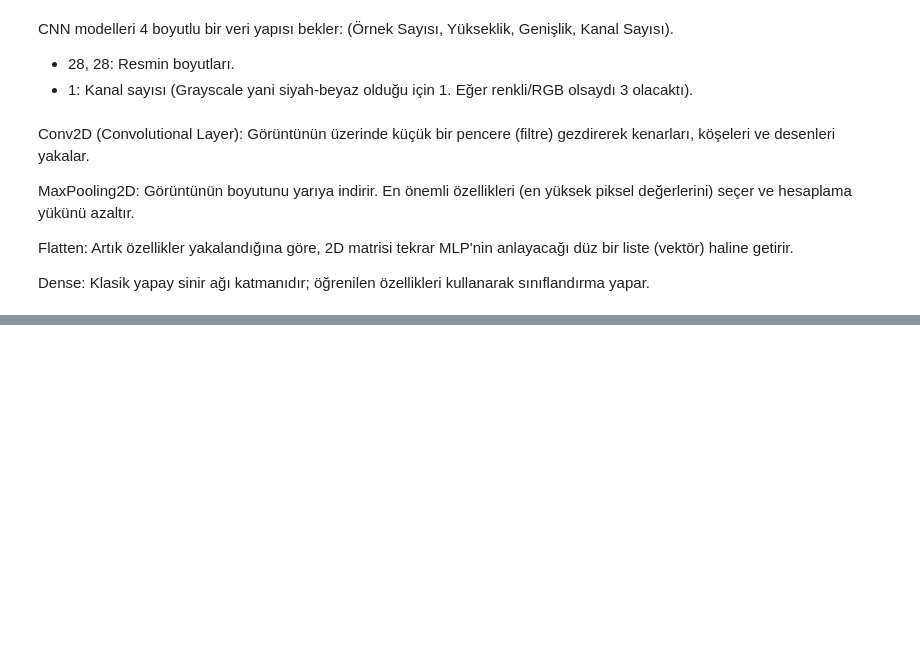
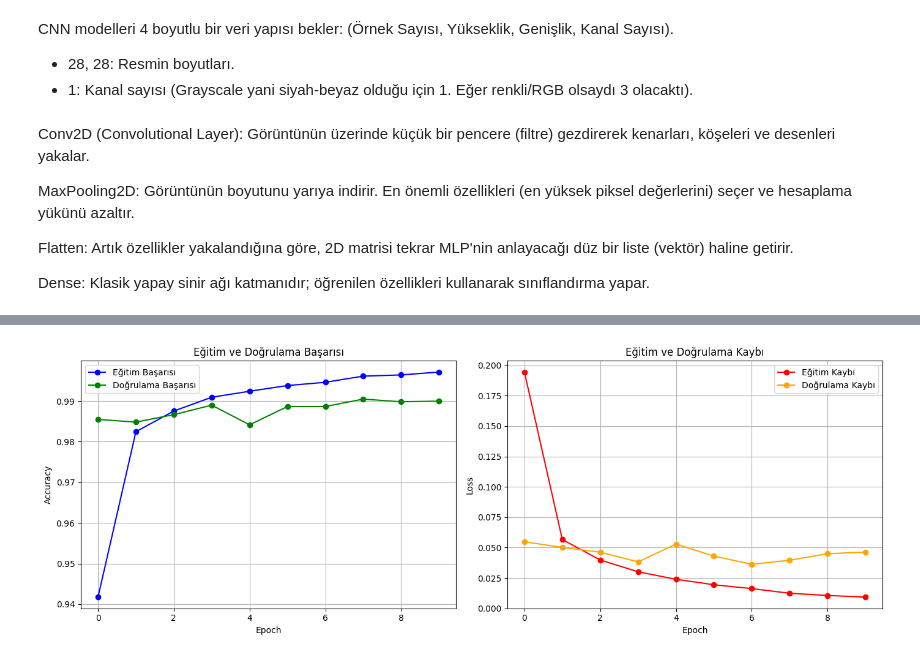
Before and after one commit to beyzahiz/MNIST-digit-recognition, a Jupyter notebook: notebooks/03_cnn_mnist.ipynb, the cells around one changed output, grey strips where cells are left out. Cells and saved outputs as stored; diff of their text form; code cells hidden in the pictures; blank space fills up the shorter version.

Commit message:
graphs

```diff
--- a/notebooks/03_cnn_mnist.ipynb
+++ b/notebooks/03_cnn_mnist.ipynb
@@ -111,0 +112,28 @@ print(confusion_matrix(y_test, y_pred))
+# %%
+import matplotlib.pyplot as plt
+plt.figure(figsize=(14,5))
+
+#Accuracy grafic
+plt.subplot(1,2,1)  #ekranı ikiye böldüm, 1.grafik
+plt.plot(history.history['accuracy'], label='Eğitim Başarısı', color='blue', marker='o')
+plt.plot(history.history['val_accuracy'], label='Doğrulama Başarısı', color='green', marker='o')
+plt.title('Eğitim ve Doğrulama Başarısı')
+plt.xlabel('Epoch')
+plt.ylabel('Accuracy')
+plt.legend()
+plt.grid(True) #ızgara çizgisi
+
+#Loss grafic
+plt.subplot(1,2,2)
+plt.plot(history.history['loss'], label='Eğitim Kaybı', color='red', marker='o')
+plt.plot(history.history['val_loss'], label='Doğrulama Kaybı', color='orange', marker='o')
+plt.title('Eğitim ve Doğrulama Kaybı')
+plt.xlabel('Epoch')
+plt.ylabel('Loss')
+plt.legend()
+plt.grid(True)
+
+plt.tight_layout() #sıkı, düzenli yerleşim sağlar
+plt.show()
+# %% [output]
+[figure, added]
```
Also changed, not shown: parts of 3 cells of this notebook.
